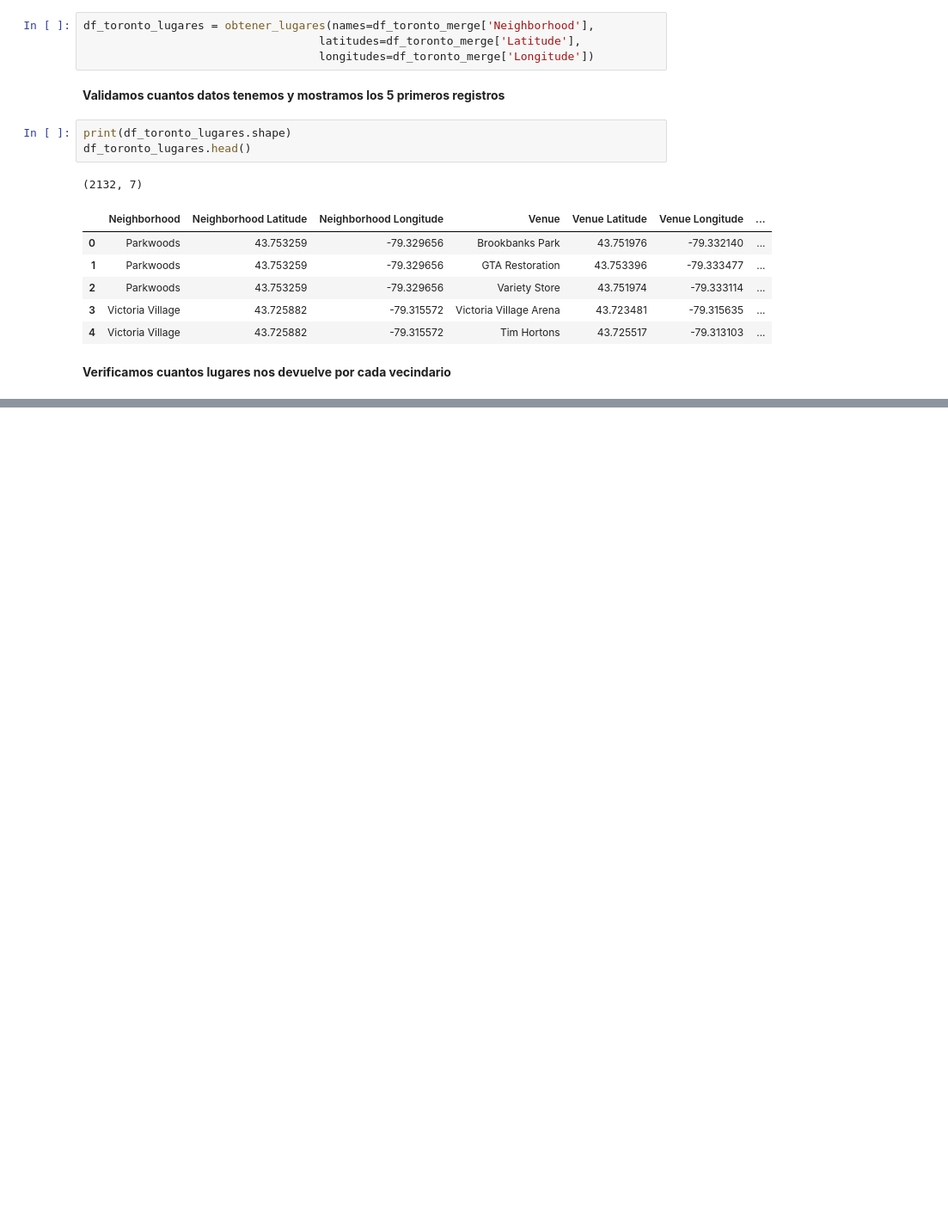
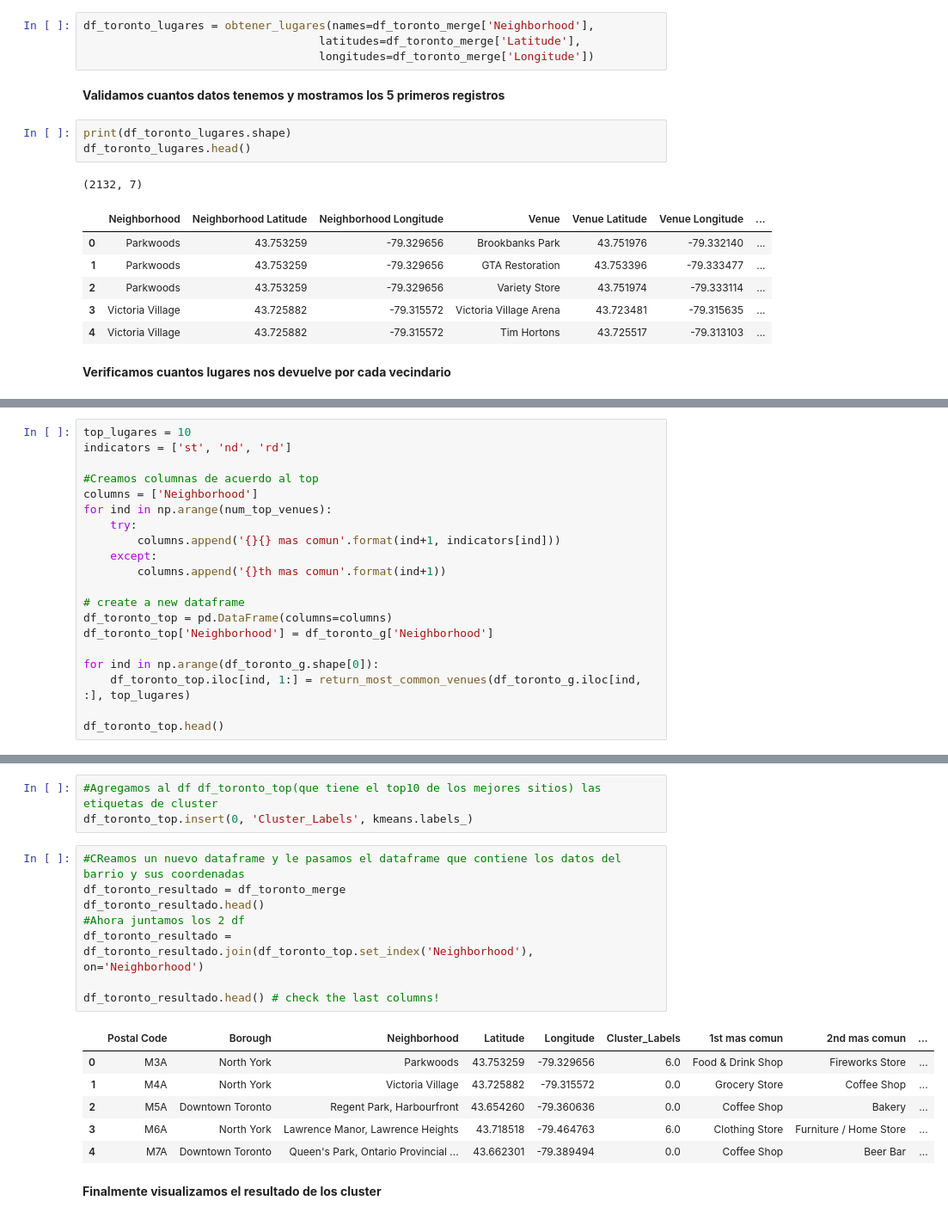
Before and after one commit to walter1358/Coursera_Capstone, a Jupyter notebook: Clustering_Neighborhoods_in_Toronto.ipynb, the cells around one changed output, grey strips where cells are left out. Shown at 86% size. Cells and saved outputs as stored; diff of their text form; blank space fills up the shorter version.

```diff
--- a/Clustering_Neighborhoods_in_Toronto.ipynb
+++ b/Clustering_Neighborhoods_in_Toronto.ipynb
@@ -222,0 +285,20 @@ df_toronto_lugares.groupby('Neighborhood').count()
+# %%
+top_lugares = 10
+indicators = ['st', 'nd', 'rd']
+
+#Creamos columnas de acuerdo al top
+columns = ['Neighborhood']
+for ind in np.arange(num_top_venues):
+    try:
+        columns.append('{}{} mas comun'.format(ind+1, indicators[ind]))
+    except:
+        columns.append('{}th mas comun'.format(ind+1))
+
+# create a new dataframe
+df_toronto_top = pd.DataFrame(columns=columns)
+df_toronto_top['Neighborhood'] = df_toronto_g['Neighborhood']
+
+for ind in np.arange(df_toronto_g.shape[0]):
+    df_toronto_top.iloc[ind, 1:] = return_most_common_venues(df_toronto_g.iloc[ind, :], top_lugares)
+
+df_toronto_top.head()
@@ -222,0 +349,20 @@ df_toronto_lugares.groupby('Neighborhood').count()
+# %%
+#Agregamos al df df_toronto_top(que tiene el top10 de los mejores sitios) las etiquetas de cluster
+df_toronto_top.insert(0, 'Cluster_Labels', kmeans.labels_)
+# %%
+#CReamos un nuevo dataframe y le pasamos el dataframe que contiene los datos del barrio y sus coordenadas
+df_toronto_resultado = df_toronto_merge
+df_toronto_resultado.head()
+#Ahora juntamos los 2 df
+df_toronto_resultado = df_toronto_resultado.join(df_toronto_top.set_index('Neighborhood'), on='Neighborhood')
+
+df_toronto_resultado.head() # check the last columns!
+# %% [output]
+|  | Postal Code | Borough | Neighborhood | Latitude | Longitude | Cluster_Labels | 1st mas comun | 2nd mas comun | ... |
+| 0 | M3A | North York | Parkwoods | 43.753259 | -79.329656 | 6.0 | Food & Drink Shop | Fireworks Store | ... |
+| 1 | M4A | North York | Victoria Village | 43.725882 | -79.315572 | 0.0 | Grocery Store | Coffee Shop | ... |
+| 2 | M5A | Downtown Toronto | Regent Park, Harbourfront | 43.654260 | -79.360636 | 0.0 | Coffee Shop | Bakery | ... |
+| 3 | M6A | North York | Lawrence Manor, Lawrence Heights | 43.718518 | -79.464763 | 6.0 | Clothing Store | Furniture / Home Store | ... |
+| 4 | M7A | Downtown Toronto | Queen's Park, Ontario Provincial ... | 43.662301 | -79.389494 | 0.0 | Coffee Shop | Beer Bar | ... |
+# %% [markdown]
+**Finalmente visualizamos el resultado de los cluster**
```
Also changed, not shown: parts of 27 cells of this notebook.
